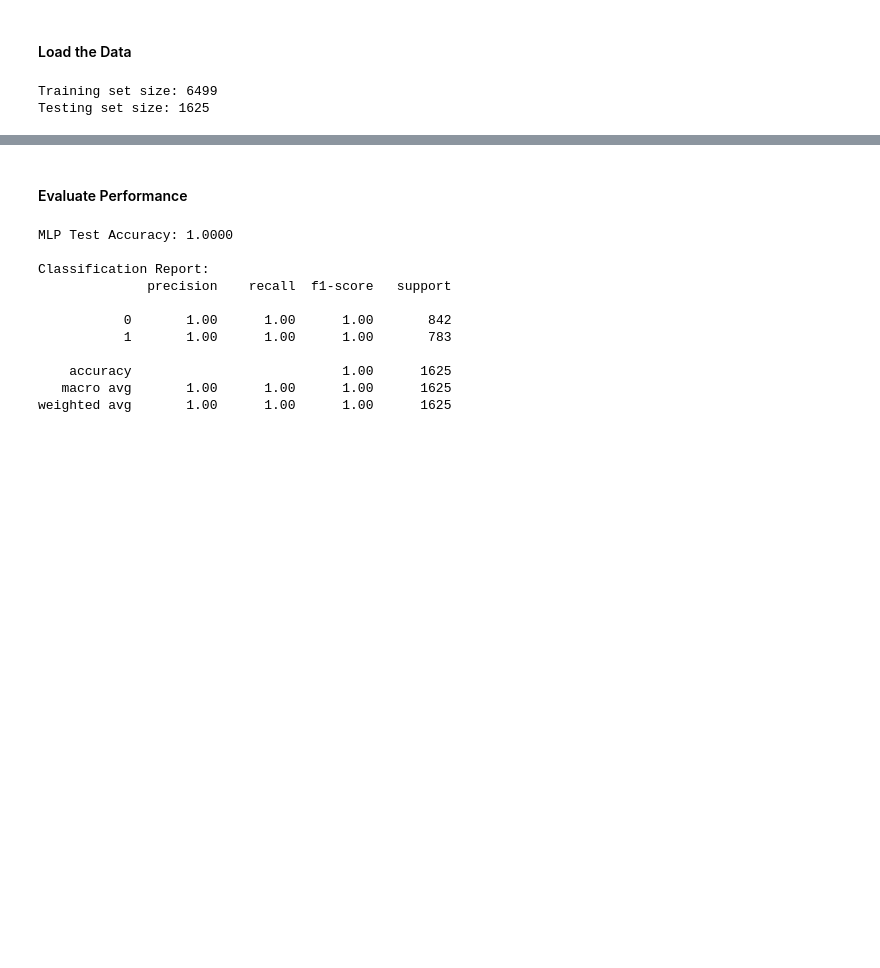
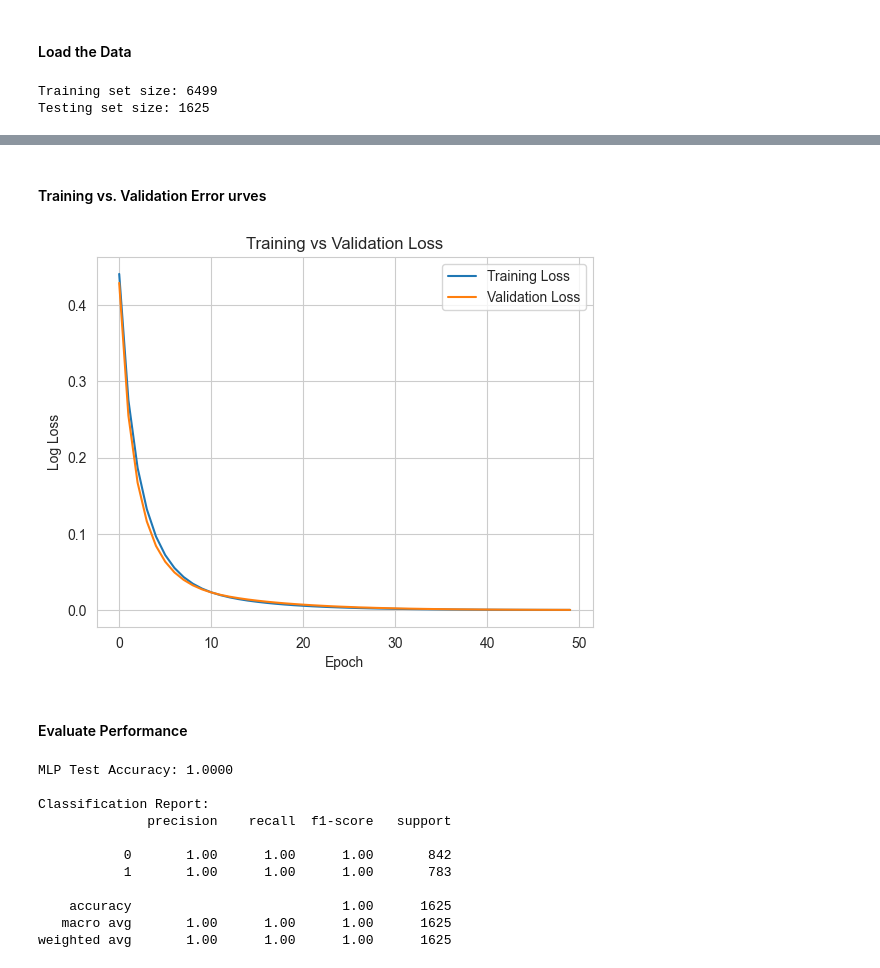
Before and after one commit to EstusFlask/EE559-Project, a Jupyter notebook: mlp.ipynb, the cells around one changed output, grey strips where cells are left out. Drawn from its saved outputs; the diff is of its cells as text; code cells hidden in the pictures; blank space fills up the shorter version.

```diff
--- a/mlp.ipynb
+++ b/mlp.ipynb
@@ -29,6 +29,13 @@ X_train, X_test, y_train, y_test = train_test_split(
     stratify=y  # Recommended to keep the class distribution consistent
 )
 
+from sklearn.model_selection import train_test_split
+
+# Split training data into train + validation
+X_train_sub, X_val, y_train_sub, y_val = train_test_split(
+    X_train, y_train, test_size=0.2, random_state=42
+)
+
 print(f"Training set size: {X_train.shape[0]}")
 print(f"Testing set size: {X_test.shape[0]}")
 # %% [output]
@@ -60,0 +86,2 @@ MLP Model training complete.
+# %% [markdown]
+#### Training vs. Validation Error urves
@@ -61,3 +100,40 @@ MLP Model training complete.
+# %%
+train_losses = []
+val_losses = []
+
+
+epochs = 50
+
+import warnings
+from sklearn.exceptions import ConvergenceWarning
+with warnings.catch_warnings():
+    warnings.simplefilter("ignore", ConvergenceWarning)
+    for epoch in range(epochs):
+        mlp_curve.fit(X_train_sub, y_train_sub)
+
+        # Predict probabilities
+        y_train_prob = mlp_curve.predict_proba(X_train_sub)
+        y_val_prob = mlp_curve.predict_proba(X_val)
+
+        # Compute loss
+        train_loss = log_loss(y_train_sub, y_train_prob)
+        val_loss = log_loss(y_val, y_val_prob)
+
+        train_losses.append(train_loss)
+        val_losses.append(val_loss)
+# %%
+import matplotlib.pyplot as plt
+
+plt.figure()
+plt.plot(train_losses, label='Training Loss')
+plt.plot(val_losses, label='Validation Loss')
+plt.xlabel('Epoch')
+plt.ylabel('Log Loss')
+plt.title('Training vs Validation Loss')
+plt.legend()
+plt.show()
+# %% [output]
+[figure, added]
 # %% [markdown]
 #### Evaluate Performance
 # %%
```
Also changed, not shown: parts of 6 cells of this notebook, 1 other file.
